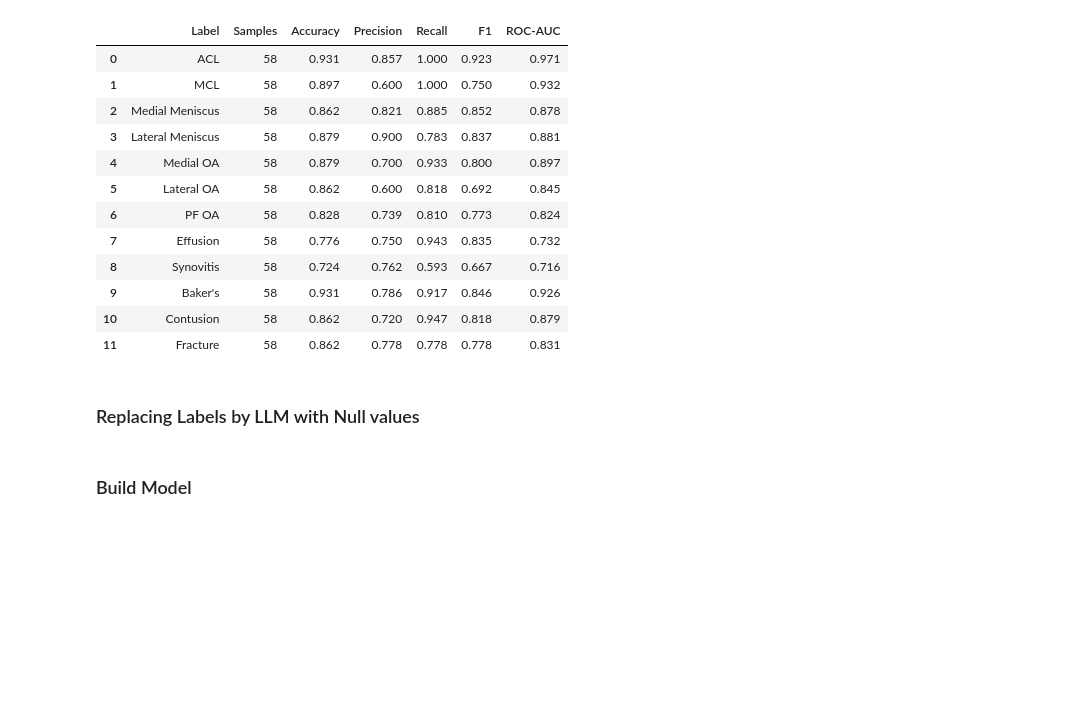
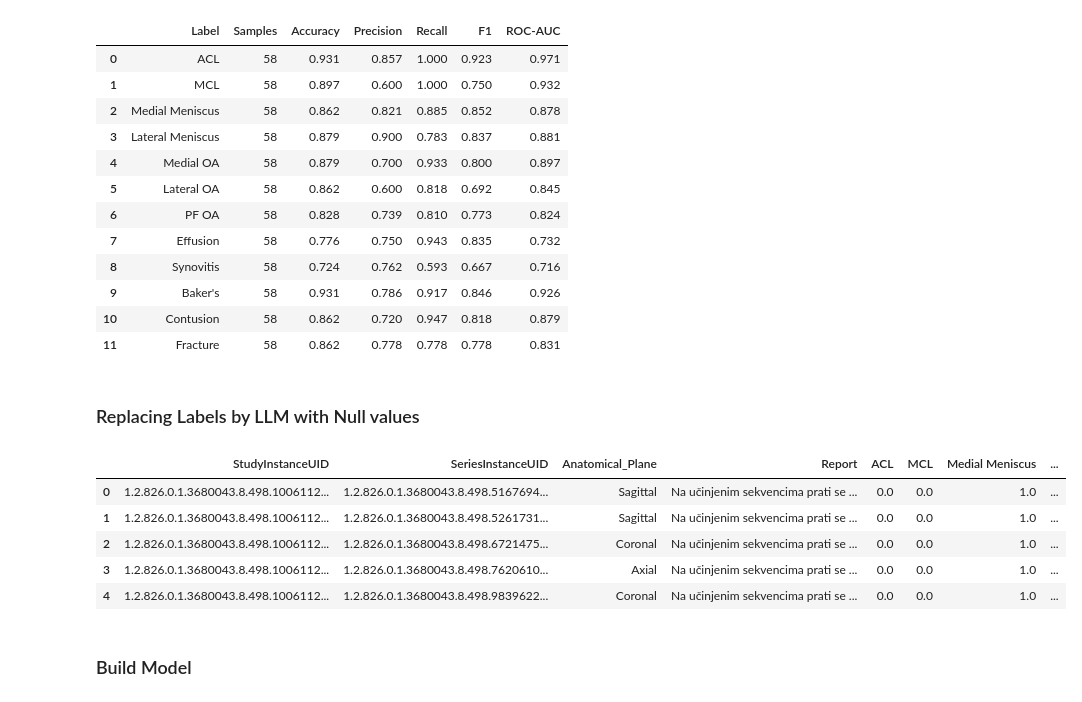
Before and after one commit to NimaNIKOOKAR/RSNA_Knee_Abnormality_Detection, a Jupyter notebook: notebook/rsna_analysis.ipynb, the cells around one changed output. Saved outputs shown, nothing was run; the diff lists cells and outputs as text; code cells hidden in the pictures; blank space fills up the shorter version.

```diff
--- a/notebook/rsna_analysis.ipynb
+++ b/notebook/rsna_analysis.ipynb
@@ -720,6 +697,22 @@ display(metrics_df.round(3))
 | 11 | Fracture | 58 | 0.862 | 0.778 | 0.778 | 0.778 | 0.831 |
 # %% [markdown]
 ### Replacing Labels by LLM with Null values
+# %%
+knee_df = knee_df.set_index("StudyInstanceUID")
+reports_extract = reports_extract.set_index("StudyInstanceUID")
+
+knee_df = knee_df.fillna(reports_extract)
+
+knee_df = knee_df.reset_index()
+# %%
+knee_df.head()
+# %% [output]
+|  | StudyInstanceUID | SeriesInstanceUID | Anatomical_Plane | Report | ACL | MCL | Medial Meniscus | ... |
+| 0 | 1.2.826.0.1.3680043.8.498.1006112... | 1.2.826.0.1.3680043.8.498.5167694... | Sagittal | Na učinjenim sekvencima prati se ... | 0.0 | 0.0 | 1.0 | ... |
+| 1 | 1.2.826.0.1.3680043.8.498.1006112... | 1.2.826.0.1.3680043.8.498.5261731... | Sagittal | Na učinjenim sekvencima prati se ... | 0.0 | 0.0 | 1.0 | ... |
+| 2 | 1.2.826.0.1.3680043.8.498.1006112... | 1.2.826.0.1.3680043.8.498.6721475... | Coronal | Na učinjenim sekvencima prati se ... | 0.0 | 0.0 | 1.0 | ... |
+| 3 | 1.2.826.0.1.3680043.8.498.1006112... | 1.2.826.0.1.3680043.8.498.7620610... | Axial | Na učinjenim sekvencima prati se ... | 0.0 | 0.0 | 1.0 | ... |
+| 4 | 1.2.826.0.1.3680043.8.498.1006112... | 1.2.826.0.1.3680043.8.498.9839622... | Coronal | Na učinjenim sekvencima prati se ... | 0.0 | 0.0 | 1.0 | ... |
 # %% [markdown]
 ### Build Model
 # %%
```
Also changed, not shown: parts of 4 cells of this notebook.
